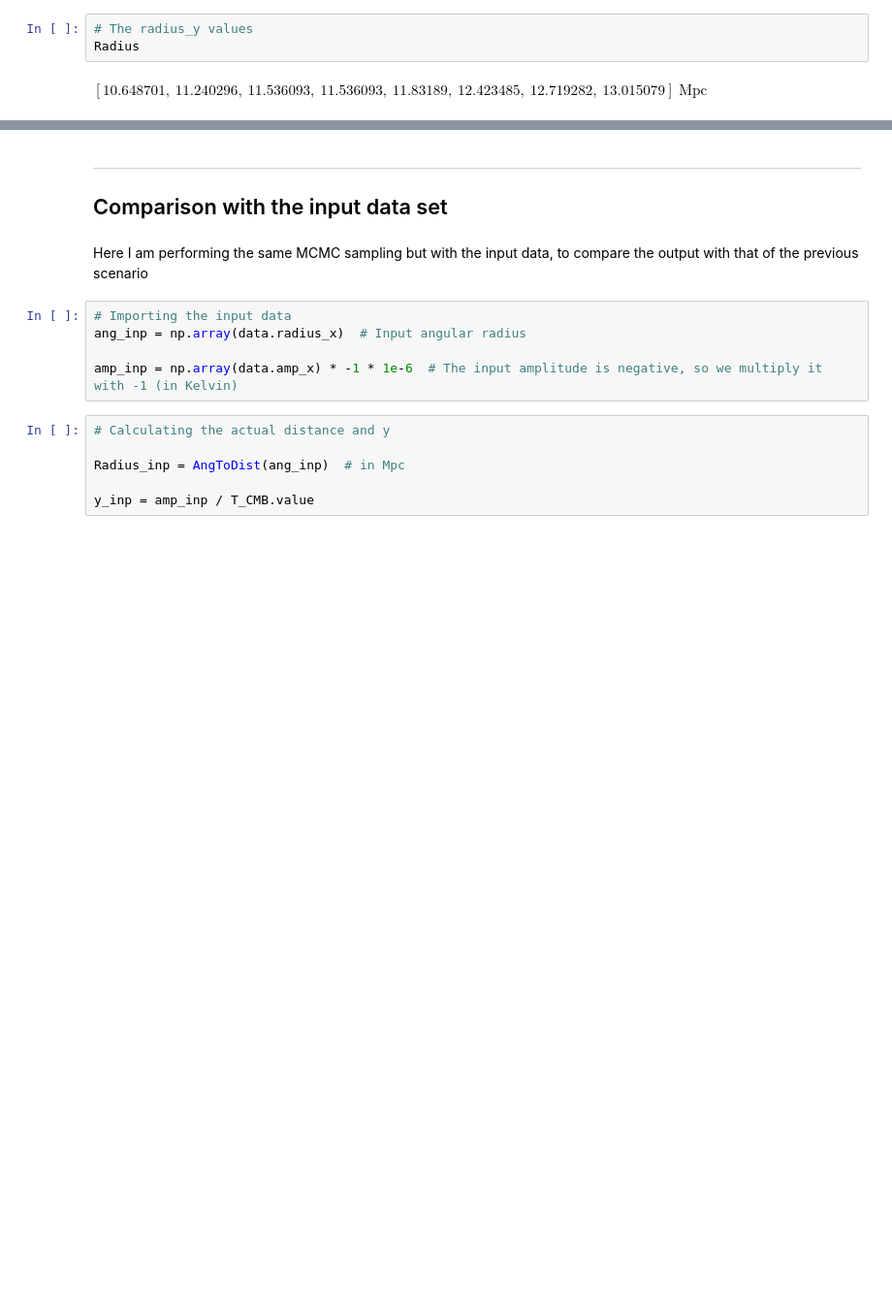
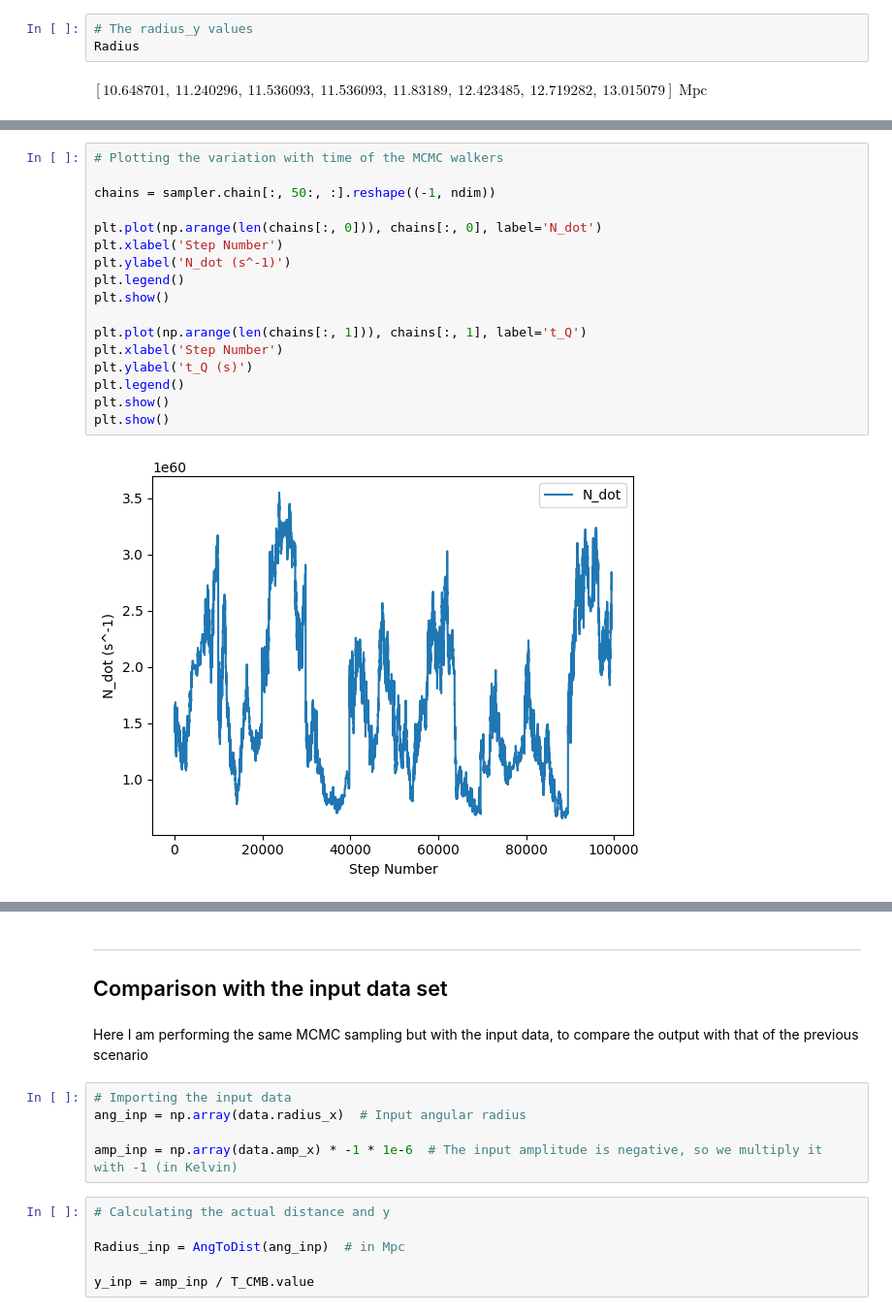
Before and after one commit to Booritth-Balaji/SZ-Quasar-CMB, a Jupyter notebook: Codes/Test.ipynb, the cells around one changed output, grey strips where cells are left out. Shown at 97% size. Cells and saved outputs as stored; diff of their text form; blank space fills up the shorter version.

```diff
--- a/Codes/Test.ipynb
+++ b/Codes/Test.ipynb
@@ -175,0 +204,19 @@ array([0.168, 0.169, 0.082, 0.108, 0.125, 0.103, 0.133, 0.18 , 0.144,
+# %%
+# Plotting the variation with time of the MCMC walkers
+
+chains = sampler.chain[:, 50:, :].reshape((-1, ndim))
+
+plt.plot(np.arange(len(chains[:, 0])), chains[:, 0], label='N_dot')
+plt.xlabel('Step Number')
+plt.ylabel('N_dot (s^-1)')
+plt.legend()
+plt.show()
+
+plt.plot(np.arange(len(chains[:, 1])), chains[:, 1], label='t_Q')
+plt.xlabel('Step Number')
+plt.ylabel('t_Q (s)')
+plt.legend()
+plt.show()
+plt.show()
+# %% [output]
+[figure, added]
```
Also changed, not shown: parts of 11 cells of this notebook, 1 other file.
